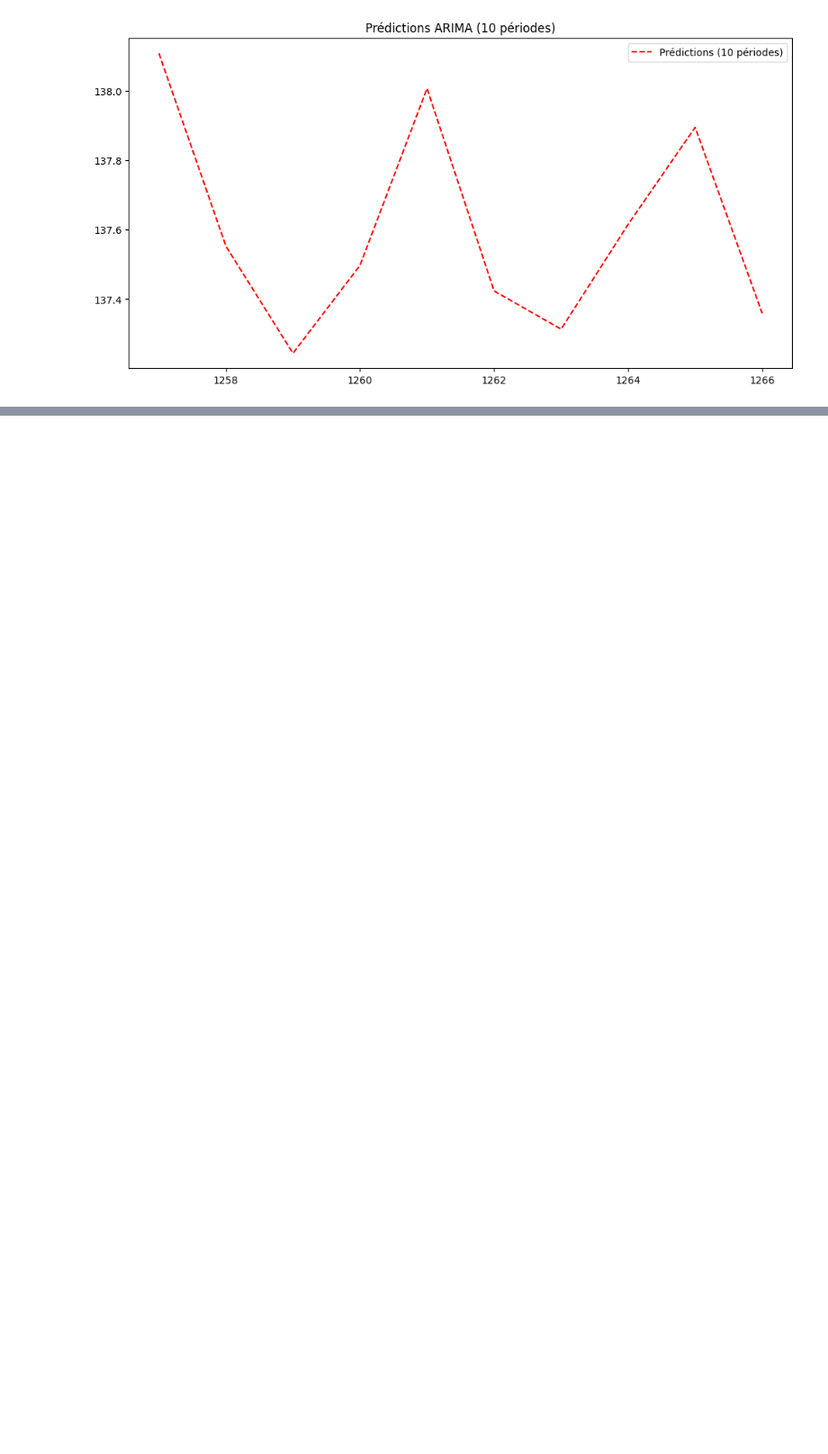
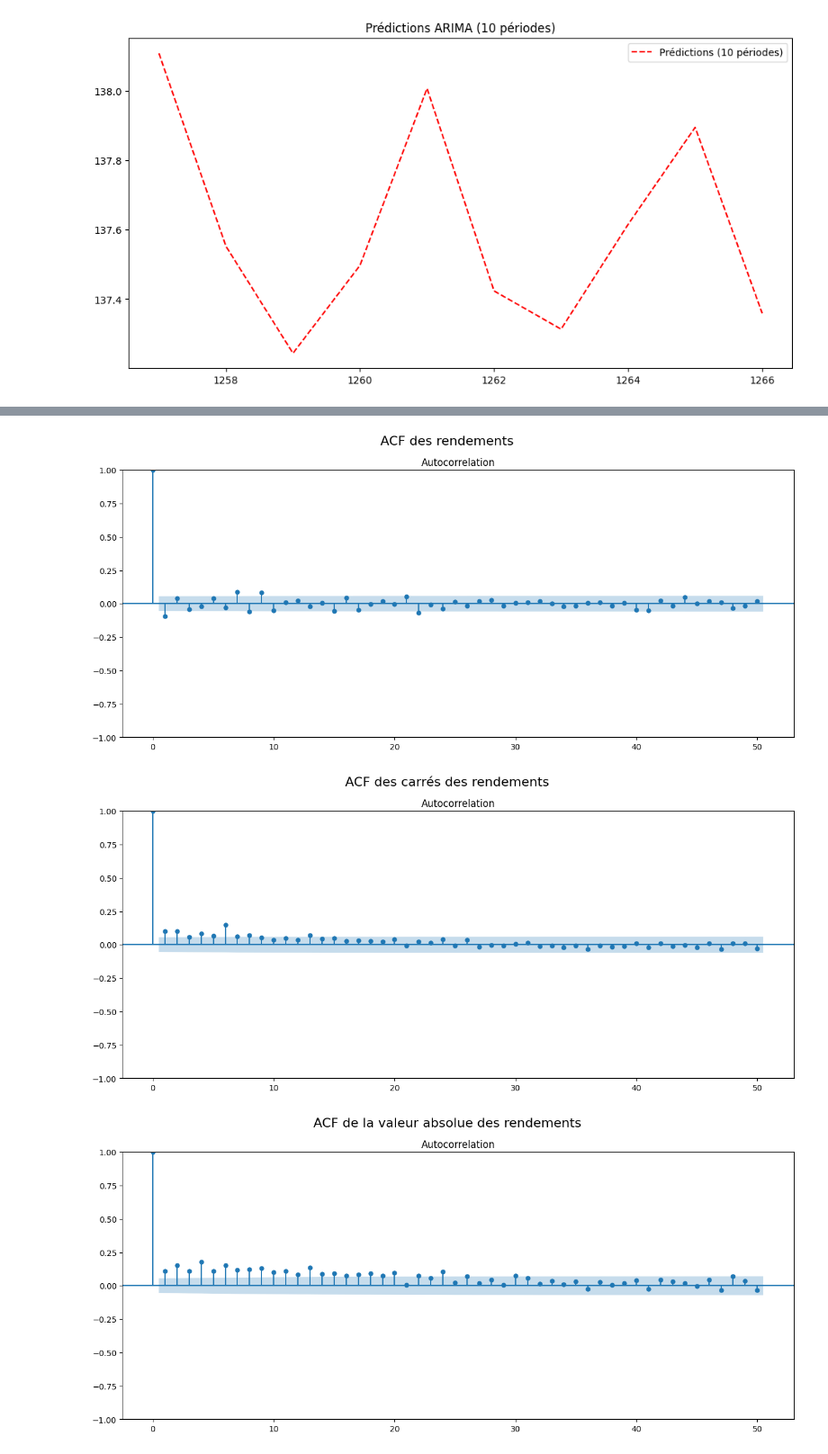
Before and after one commit to ValdesFeudjio/stock_price_prediction, a Jupyter notebook: mon_code.ipynb, the cells around one changed output, grey strips where cells are left out. Shown at 90% size. Drawn from its saved outputs; the diff is of its cells as text; code cells hidden in the pictures; blank space fills up the shorter version.

```diff
--- a/mon_code.ipynb
+++ b/mon_code.ipynb
@@ -313,0 +346,21 @@ plt.show()
+# %%
+from statsmodels.graphics.tsaplots import plot_acf
+
+# Tracer l'ACF des rendements
+plot_acf(nvidia_returns['NVDA'], lags=50)
+plt.suptitle('ACF des rendements', fontsize=16)
+plt.show()
+
+# Tracer l'ACF des carrés des rendements
+plot_acf(nvidia_returns['NVDA']**2, lags=50)
+plt.suptitle('ACF des carrés des rendements', fontsize=16)
+plt.show()
+
+# Tracer l'ACF de la valeur absolue des rendements
+plot_acf(np.abs(nvidia_returns['NVDA']), lags=50)
+plt.suptitle('ACF de la valeur absolue des rendements', fontsize=16)
+plt.show()
+# %% [output]
+[figure, added]
+[figure, added]
+[figure, added]
```
Also changed, not shown: parts of 9 cells of this notebook.
